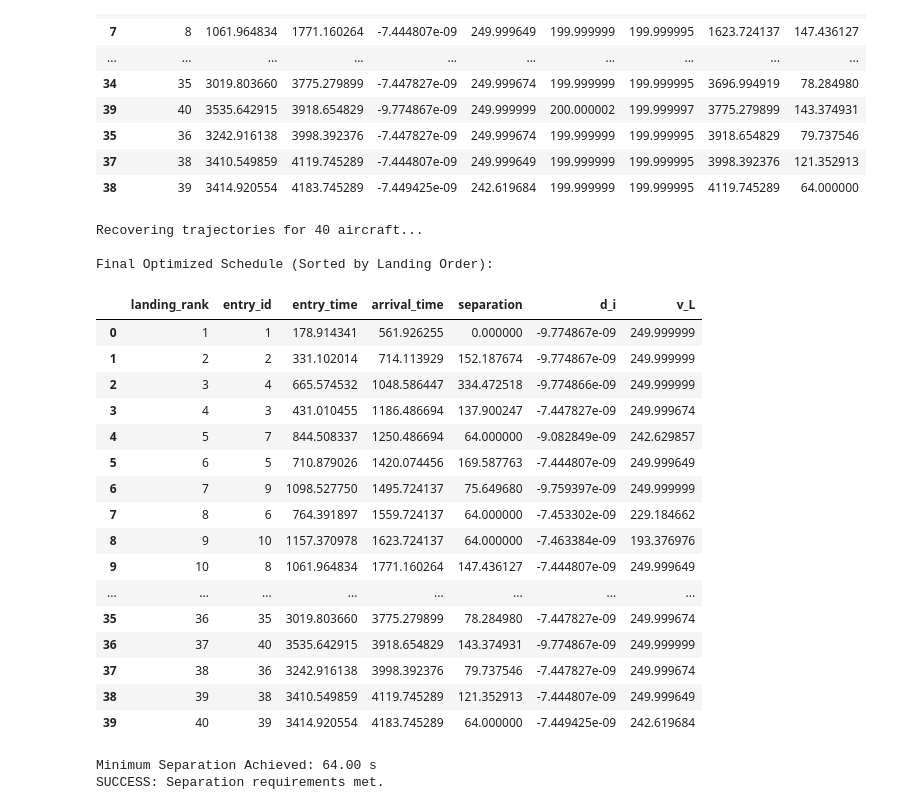
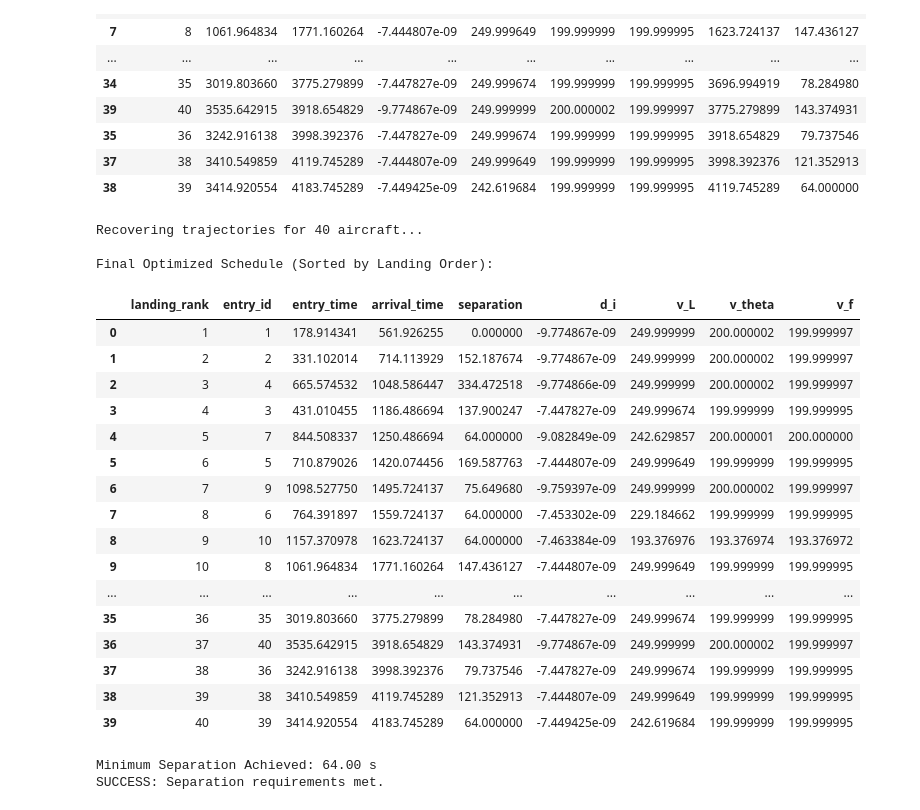
Before and after one commit to YutianPangASU/TRACON_AUTOMATION_KATL, a Jupyter notebook: katl_optimization.ipynb, the cells around one changed output. Drawn from its saved outputs; the diff is of its cells as text; code cells hidden in the pictures.

```diff
--- a/katl_optimization.ipynb
+++ b/katl_optimization.ipynb
@@ -2125,50 +2125,50 @@ def recover_trajectories_with_metrics(df_original, df_targs):
     df_res['prev_arrival'] = df_res['arrival_time'].shift(1)
     df_res['separation'] = df_res['arrival_time'] - df_res['prev_arrival']
 
     # Fill NaN for the first aircraft (separation is N/A or infinite)
     df_res['separation'] = df_res['separation'].fillna(0.0)
 
     # 4. Calculate Transit Time
     df_res['transit_time'] = df_res['arrival_time'] - df_res['entry_time']
 
     return df_res
 
 # --- Execute & Display ---
 df_final = recover_trajectories_with_metrics(df_arrivals, df_targets)
 
 # Display columns requested: Entry ID, Landing Rank, Arrival Time, Separation
-cols_to_show = ['landing_rank', 'entry_id', 'entry_time', 'arrival_time', 'separation', 'd_i', 'v_L']
+cols_to_show = ['landing_rank', 'entry_id', 'entry_time', 'arrival_time', 'separation', 'd_i', 'v_L', 'v_theta', 'v_f']
 
 print("\nFinal Optimized Schedule (Sorted by Landing Order):")
 display(df_final[cols_to_show])
 
 # Verification
 min_sep = df_final.iloc[1:]['separation'].min() # Skip first row
 print(f"\nMinimum Separation Achieved: {min_sep:.2f} s")
 if min_sep >= 63.9:
     print("SUCCESS: Separation requirements met.")
 else:
     print("WARNING: Separation violation detected.")
 # %% [output]
 Recovering trajectories for 40 aircraft...
 
 Final Optimized Schedule (Sorted by Landing Order):
-|  | landing_rank | entry_id | entry_time | arrival_time | separation | d_i | v_L |
-| 0 | 1 | 1 | 178.914341 | 561.926255 | 0.000000 | -9.774867e-09 | 249.999999 |
-| 1 | 2 | 2 | 331.102014 | 714.113929 | 152.187674 | -9.774867e-09 | 249.999999 |
-| 2 | 3 | 4 | 665.574532 | 1048.586447 | 334.472518 | -9.774866e-09 | 249.999999 |
-| 3 | 4 | 3 | 431.010455 | 1186.486694 | 137.900247 | -7.447827e-09 | 249.999674 |
-| 4 | 5 | 7 | 844.508337 | 1250.486694 | 64.000000 | -9.082849e-09 | 242.629857 |
-| 5 | 6 | 5 | 710.879026 | 1420.074456 | 169.587763 | -7.444807e-09 | 249.999649 |
-| 6 | 7 | 9 | 1098.527750 | 1495.724137 | 75.649680 | -9.759397e-09 | 249.999999 |
-| 7 | 8 | 6 | 764.391897 | 1559.724137 | 64.000000 | -7.453302e-09 | 229.184662 |
-| 8 | 9 | 10 | 1157.370978 | 1623.724137 | 64.000000 | -7.463384e-09 | 193.376976 |
-| 9 | 10 | 8 | 1061.964834 | 1771.160264 | 147.436127 | -7.444807e-09 | 249.999649 |
-| ... | ... | ... | ... | ... | ... | ... | ... |
-| 35 | 36 | 35 | 3019.803660 | 3775.279899 | 78.284980 | -7.447827e-09 | 249.999674 |
-| 36 | 37 | 40 | 3535.642915 | 3918.654829 | 143.374931 | -9.774867e-09 | 249.999999 |
-| 37 | 38 | 36 | 3242.916138 | 3998.392376 | 79.737546 | -7.447827e-09 | 249.999674 |
-| 38 | 39 | 38 | 3410.549859 | 4119.745289 | 121.352913 | -7.444807e-09 | 249.999649 |
-| 39 | 40 | 39 | 3414.920554 | 4183.745289 | 64.000000 | -7.449425e-09 | 242.619684 |
+|  | landing_rank | entry_id | entry_time | arrival_time | separation | d_i | v_L | v_theta | v_f |
+| 0 | 1 | 1 | 178.914341 | 561.926255 | 0.000000 | -9.774867e-09 | 249.999999 | 200.000002 | 199.999997 |
+| 1 | 2 | 2 | 331.102014 | 714.113929 | 152.187674 | -9.774867e-09 | 249.999999 | 200.000002 | 199.999997 |
+| 2 | 3 | 4 | 665.574532 | 1048.586447 | 334.472518 | -9.774866e-09 | 249.999999 | 200.000002 | 199.999997 |
+| 3 | 4 | 3 | 431.010455 | 1186.486694 | 137.900247 | -7.447827e-09 | 249.999674 | 199.999999 | 199.999995 |
+| 4 | 5 | 7 | 844.508337 | 1250.486694 | 64.000000 | -9.082849e-09 | 242.629857 | 200.000001 | 200.000000 |
+| 5 | 6 | 5 | 710.879026 | 1420.074456 | 169.587763 | -7.444807e-09 | 249.999649 | 199.999999 | 199.999995 |
+| 6 | 7 | 9 | 1098.527750 | 1495.724137 | 75.649680 | -9.759397e-09 | 249.999999 | 200.000002 | 199.999997 |
+| 7 | 8 | 6 | 764.391897 | 1559.724137 | 64.000000 | -7.453302e-09 | 229.184662 | 199.999999 | 199.999995 |
+| 8 | 9 | 10 | 1157.370978 | 1623.724137 | 64.000000 | -7.463384e-09 | 193.376976 | 193.376974 | 193.376972 |
+| 9 | 10 | 8 | 1061.964834 | 1771.160264 | 147.436127 | -7.444807e-09 | 249.999649 | 199.999999 | 199.999995 |
+| ... | ... | ... | ... | ... | ... | ... | ... | ... | ... |
+| 35 | 36 | 35 | 3019.803660 | 3775.279899 | 78.284980 | -7.447827e-09 | 249.999674 | 199.999999 | 199.999995 |
+| 36 | 37 | 40 | 3535.642915 | 3918.654829 | 143.374931 | -9.774867e-09 | 249.999999 | 200.000002 | 199.999997 |
+| 37 | 38 | 36 | 3242.916138 | 3998.392376 | 79.737546 | -7.447827e-09 | 249.999674 | 199.999999 | 199.999995 |
+| 38 | 39 | 38 | 3410.549859 | 4119.745289 | 121.352913 | -7.444807e-09 | 249.999649 | 199.999999 | 199.999995 |
+| 39 | 40 | 39 | 3414.920554 | 4183.745289 | 64.000000 | -7.449425e-09 | 242.619684 | 199.999999 | 199.999995 |
 Minimum Separation Achieved: 64.00 s
 SUCCESS: Separation requirements met.
```
